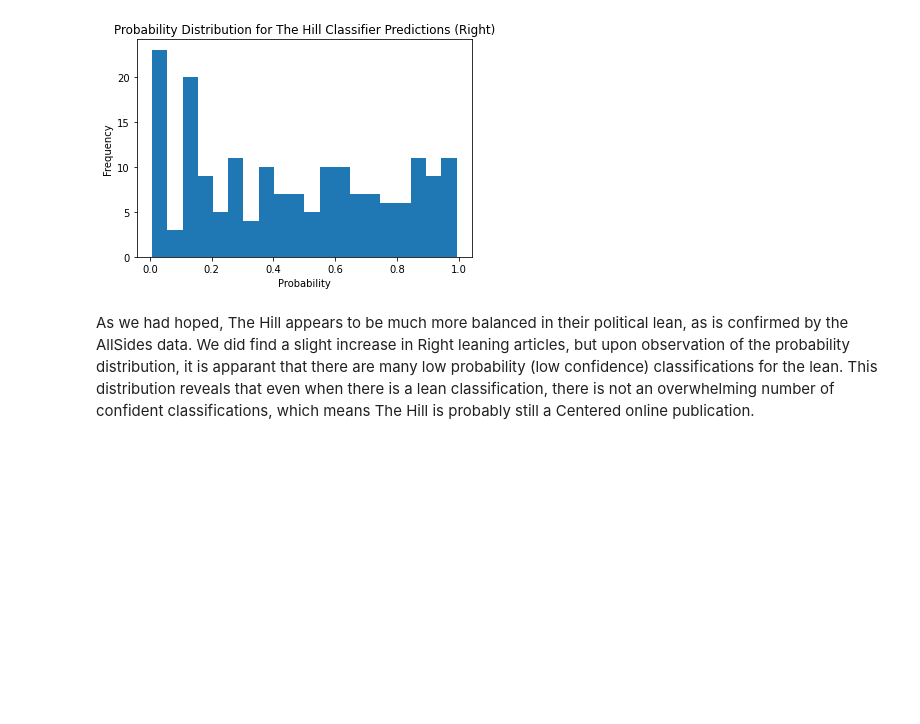
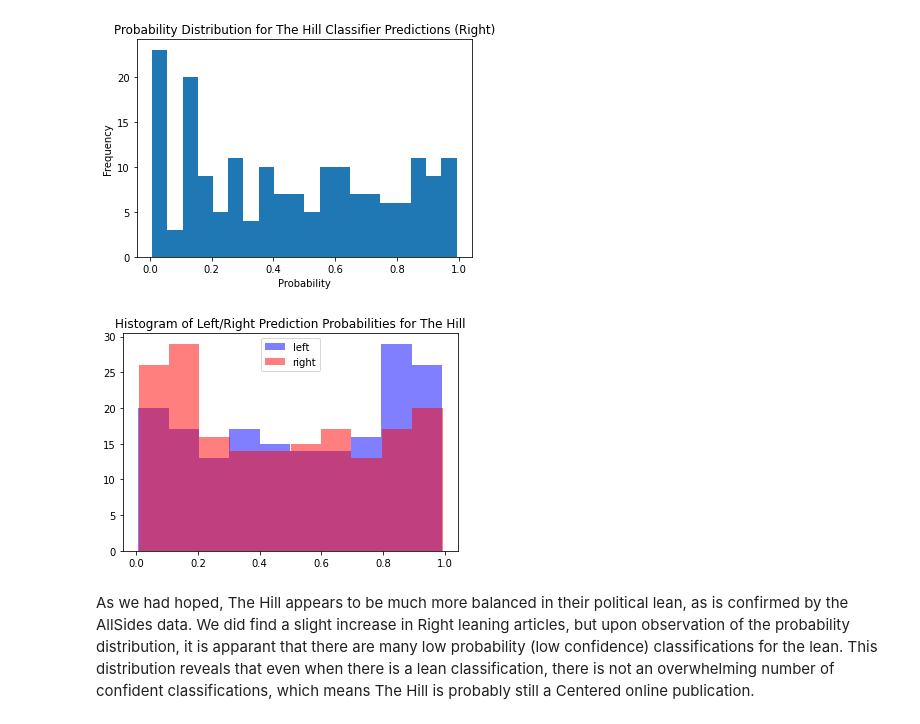
Before and after one commit to fausa/Bias_Detection_in_Journalism, a Jupyter notebook: deliverables/ADS509_FausA_PREPROCESS_EDA_MODELING.ipynb, the cells around one changed output. Saved outputs shown, nothing was run; the diff lists cells and outputs as text; code cells hidden in the pictures; blank space fills up the shorter version.

Commit message:
chart additions for presentation/pdf creation

```diff
--- a/deliverables/ADS509_FausA_PREPROCESS_EDA_MODELING.ipynb
+++ b/deliverables/ADS509_FausA_PREPROCESS_EDA_MODELING.ipynb
@@ -239,8 +239,10 @@ def remove_messy(text): # remove words that give away the source
 # two pipelines to either tokenize or simply remove punctuation
 # and lowercase as we will need to extract feature words:
 
-full_pipeline = [str.lower, remove_url, rex_replace, emoji_split, remove_messy, remove_punctuation, tokenize, remove_stop]
-first_pipeline = [str.lower, remove_url, rex_replace, emoji_split, remove_messy, remove_punctuation]
+full_pipeline = [str.lower, remove_url, rex_replace, emoji_split, remove_messy,
+                 remove_punctuation, tokenize, remove_stop]
+first_pipeline = [str.lower, remove_url, rex_replace, emoji_split, remove_messy,
+                  remove_punctuation]
 
 
 def prepare(text, pipeline) :
@@ -467,10 +472,12 @@ api_data_complete_df.head()
 | 3 | The Washington Post | Philip Bump | Trump pledges to win an immigrati... | https://www.washingtonpost.com/po... | 2023-05-30T18:30:47Z | Comment on this story\r\nComment\... | Speaking in Orlando in November 2... | [speaking, orlando, november, 201... | speaking in orlando in november 2... | ... |
 | 5 | The Washington Post | Paul Waldman | Why fear of change will drive the... | https://www.washingtonpost.com/op... | 2023-05-30T10:00:00Z | Comment on this story\r\nComment\... | “Look, we know our country’s goin... | [“look, know, country’s, going, w... | “look we know our country’s going... | ... |
 # %%
-api_data_complete_df['word_count_tokens'] = api_data_complete_df['tokens'].apply(lambda x: len(str(x).split(" ")))
+api_data_complete_df['word_count_tokens'] = api_data_complete_df['tokens'].apply(lambda x: \
+                                                                                 len(str(x).split(" ")))
 #api_data_complete_df['word_count'] = api_data_complete_df['article_text'].apply(lambda x: len(str(x).split(" ")))
 # %%
-api_data_complete_df['word_count_cleaner'] = api_data_complete_df['cleaner_text'].apply(lambda x: len(str(x).split(" ")))
+api_data_complete_df['word_count_cleaner'] = api_data_complete_df['cleaner_text'].apply(lambda x:\
+                                                                                        len(str(x).split(" ")))
 # %%
 api_data_complete_df['word_count_tokens'].mean()
 # %% [output]
@@ -873,7 +883,8 @@ X_test_tf = tfidf.transform(X_test)
 # %%
 
 
-parameters = {'C':[0.1, 1, 6, 6.5, 8], 'penalty':['l1', 'l2'], 'tol':[0.0000001, 0.00001, 0.0001, 0.001, 0.01]}
+parameters = {'C':[0.1, 1, 6, 6.5, 8], 'penalty':['l1', 'l2'], 'tol':[0.0000001,
+                                                                      0.00001, 0.0001, 0.001, 0.01]}
 svc_grid = LinearSVC(random_state=0)
 clf_grid = GridSearchCV(svc_grid, parameters)
 clf_grid.fit(X_train_tf, Y_train)
@@ -1305,6 +1317,21 @@ plt.title('Probability Distribution for The Hill Classifier Predictions (Right)'
 plt.show()
 # %% [output]
 [figure]
+# %%
+# Plotting histograms
+plt.hist(AP_predictions_proba[:, 0], bins=10,
+         alpha=0.5, color='blue', label='left')
+plt.hist(AP_predictions_proba[:, 1], bins=10,
+         alpha=0.5, color='red', label='right')
+
+# Adding legend and title
+plt.legend()
+plt.title('Histogram of Left/Right Prediction Probabilities for The Hill')
+
+# Displaying the plot
+plt.show()
+# %% [output]
+[figure, added]
 # %% [markdown]
 As we had hoped, The Hill appears to be much more balanced in their political lean, as is confirmed by the AllSides data. We did find a slight increase in Right leaning articles, but upon observation of the probability distribution, it is apparant that there are many low probability (low confidence) classifications for the lean. This distribution reveals that even when there is a lean classification, there is not an overwhelming number of confident classifications, which means The Hill is probably still a Centered online publication.
 # %% [markdown]
```
Also changed, not shown: parts of 16 cells of this notebook, 1 other file.
